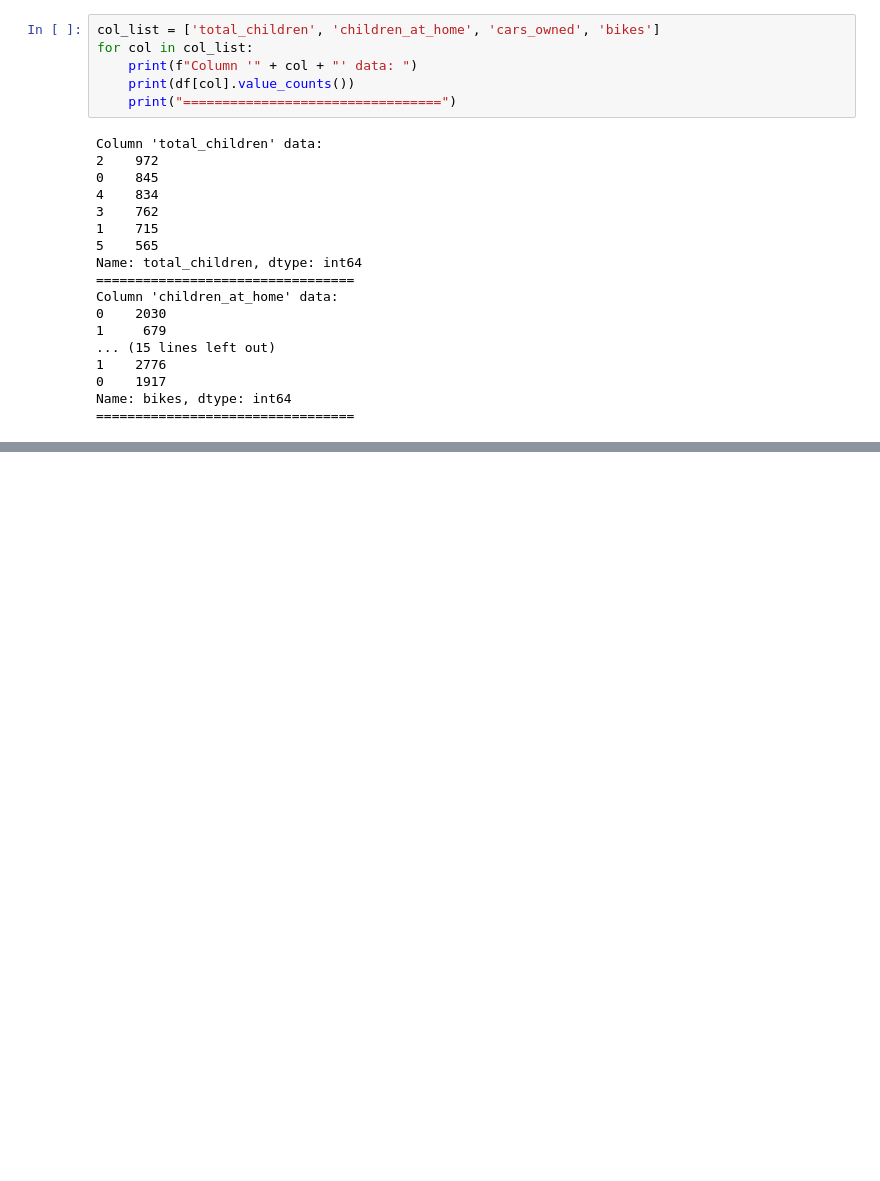
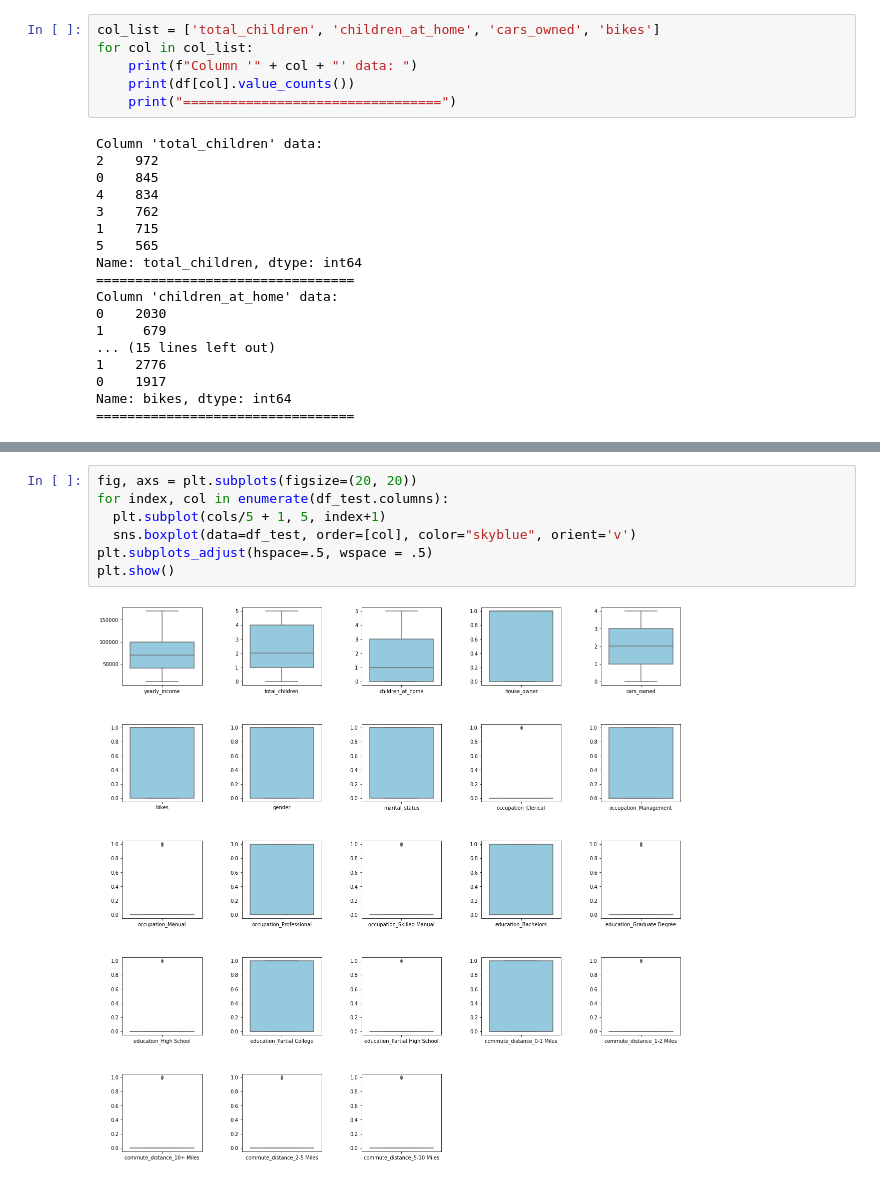
Before and after one commit to mq149/PTDLUD-01_DATH-2, a Jupyter notebook: PTDLUD-01_DATH#2_YC3.ipynb, the cells around one changed output, grey strips where cells are left out. Cells and saved outputs as stored; diff of their text form; blank space fills up the shorter version.

```diff
--- a/PTDLUD-01_DATH#2_YC3.ipynb
+++ b/PTDLUD-01_DATH#2_YC3.ipynb
@@ -158,0 +218,9 @@ Name: bikes, dtype: int64
+# %%
+fig, axs = plt.subplots(figsize=(20, 20))
+for index, col in enumerate(df_test.columns):
+  plt.subplot(cols/5 + 1, 5, index+1)
+  sns.boxplot(data=df_test, order=[col], color="skyblue", orient='v')
+plt.subplots_adjust(hspace=.5, wspace = .5)
+plt.show()
+# %% [output]
+[figure, added]
```
Also changed, not shown: parts of 17 cells of this notebook.
